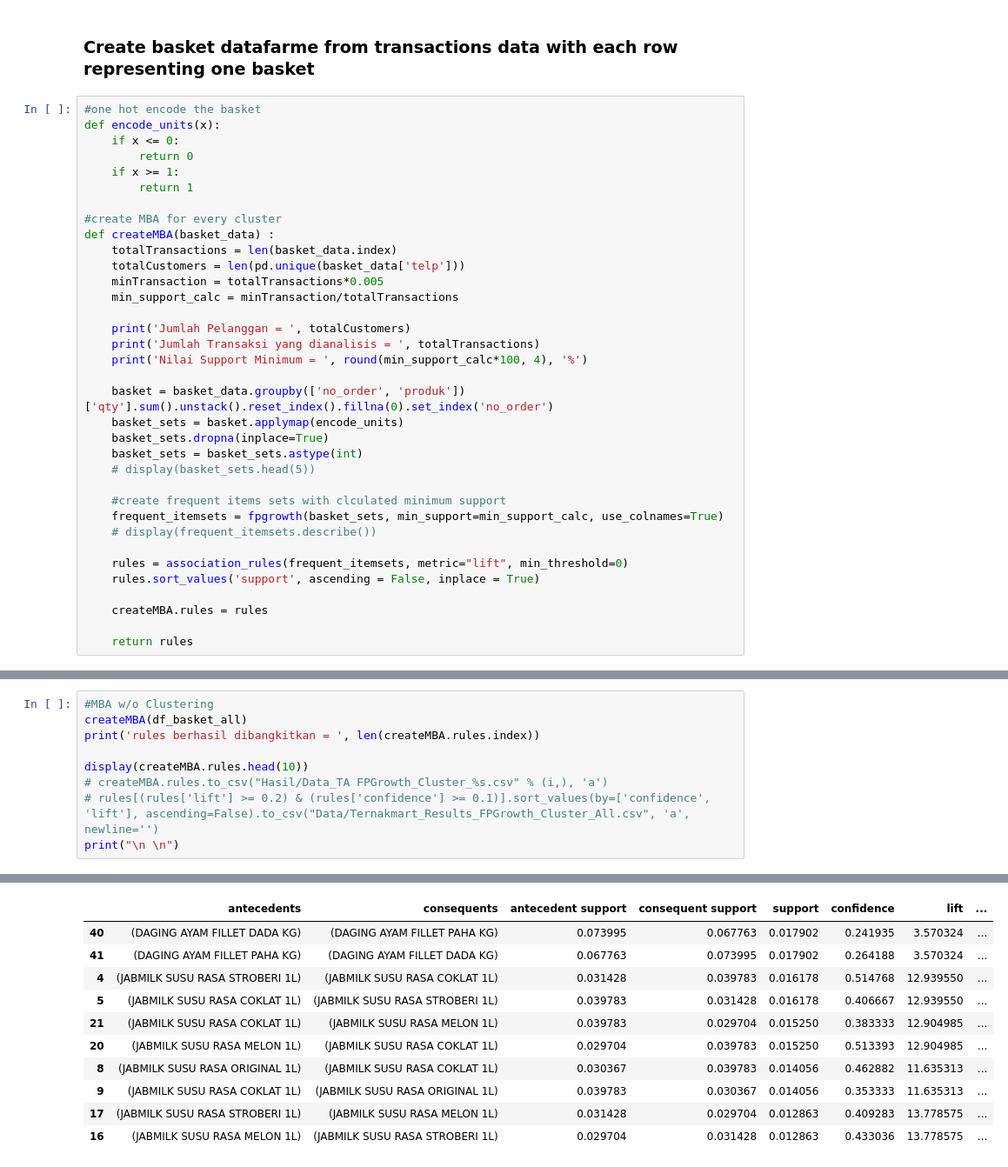
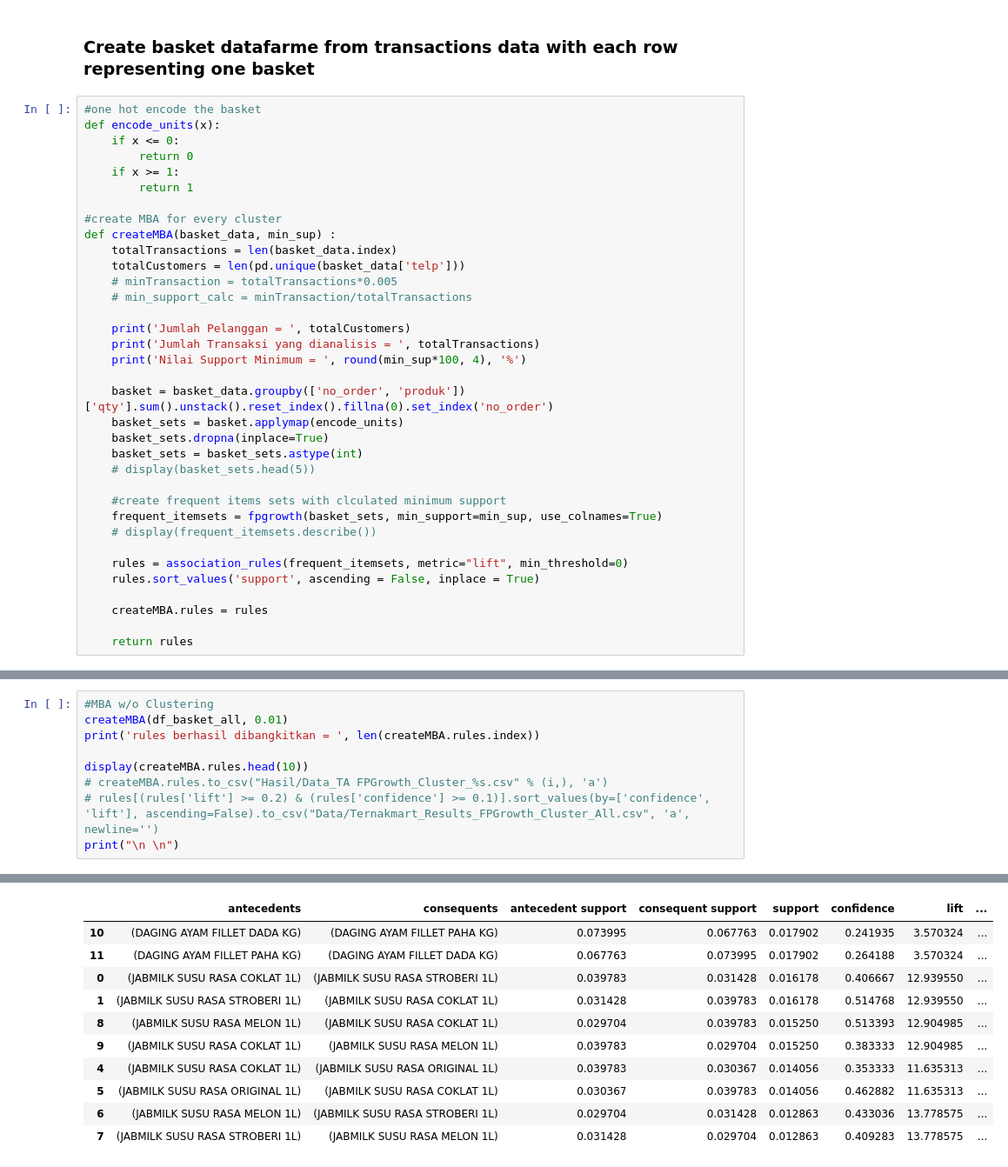
Before and after one commit to hammamnash/LRFM-Kmeans-Clustering, a Jupyter notebook: TA Hammam Clustering.ipynb, the cells around one changed output, grey strips where cells are left out. Shown at 87% size. Drawn from its saved outputs; the diff is of its cells as text.

```diff
--- a/TA Hammam Clustering.ipynb
+++ b/TA Hammam Clustering.ipynb
@@ -872,15 +886,15 @@ def encode_units(x):
         return 1
 
 #create MBA for every cluster
-def createMBA(basket_data) :
+def createMBA(basket_data, min_sup) :
     totalTransactions = len(basket_data.index)
     totalCustomers = len(pd.unique(basket_data['telp']))
-    minTransaction = totalTransactions*0.005
-    min_support_calc = minTransaction/totalTransactions
+    # minTransaction = totalTransactions*0.005
+    # min_support_calc = minTransaction/totalTransactions
 
     print('Jumlah Pelanggan = ', totalCustomers)
     print('Jumlah Transaksi yang dianalisis = ', totalTransactions)
-    print('Nilai Support Minimum = ', round(min_support_calc*100, 4), '%')
+    print('Nilai Support Minimum = ', round(min_sup*100, 4), '%')
 
     basket = basket_data.groupby(['no_order', 'produk'])['qty'].sum().unstack().reset_index().fillna(0).set_index('no_order')
     basket_sets = basket.applymap(encode_units)
@@ -889,7 +903,7 @@ def createMBA(basket_data) :
     # display(basket_sets.head(5))
 
     #create frequent items sets with clculated minimum support
-    frequent_itemsets = fpgrowth(basket_sets, min_support=min_support_calc, use_colnames=True)
+    frequent_itemsets = fpgrowth(basket_sets, min_support=min_sup, use_colnames=True)
     # display(frequent_itemsets.describe())
 
     rules = association_rules(frequent_itemsets, metric="lift", min_threshold=0)
@@ -964,6 +1047,6 @@ rules berhasil dibangkitkan =  204
 # %%
 #MBA w/o Clustering
-createMBA(df_basket_all)
+createMBA(df_basket_all, 0.01)
 print('rules berhasil dibangkitkan = ', len(createMBA.rules.index))
 
 display(createMBA.rules.head(10))
@@ -978,14 +1061,14 @@ rules berhasil dibangkitkan =  84
 |  | antecedents | consequents | antecedent support | consequent support | support | confidence | lift | ... |
-| 40 | (DAGING AYAM FILLET DADA KG) | (DAGING AYAM FILLET PAHA KG) | 0.073995 | 0.067763 | 0.017902 | 0.241935 | 3.570324 | ... |
-| 41 | (DAGING AYAM FILLET PAHA KG) | (DAGING AYAM FILLET DADA KG) | 0.067763 | 0.073995 | 0.017902 | 0.264188 | 3.570324 | ... |
-| 4 | (JABMILK SUSU RASA STROBERI 1L) | (JABMILK SUSU RASA COKLAT 1L) | 0.031428 | 0.039783 | 0.016178 | 0.514768 | 12.939550 | ... |
-| 5 | (JABMILK SUSU RASA COKLAT 1L) | (JABMILK SUSU RASA STROBERI 1L) | 0.039783 | 0.031428 | 0.016178 | 0.406667 | 12.939550 | ... |
-| 21 | (JABMILK SUSU RASA COKLAT 1L) | (JABMILK SUSU RASA MELON 1L) | 0.039783 | 0.029704 | 0.015250 | 0.383333 | 12.904985 | ... |
-| 20 | (JABMILK SUSU RASA MELON 1L) | (JABMILK SUSU RASA COKLAT 1L) | 0.029704 | 0.039783 | 0.015250 | 0.513393 | 12.904985 | ... |
-| 8 | (JABMILK SUSU RASA ORIGINAL 1L) | (JABMILK SUSU RASA COKLAT 1L) | 0.030367 | 0.039783 | 0.014056 | 0.462882 | 11.635313 | ... |
-| 9 | (JABMILK SUSU RASA COKLAT 1L) | (JABMILK SUSU RASA ORIGINAL 1L) | 0.039783 | 0.030367 | 0.014056 | 0.353333 | 11.635313 | ... |
-| 17 | (JABMILK SUSU RASA STROBERI 1L) | (JABMILK SUSU RASA MELON 1L) | 0.031428 | 0.029704 | 0.012863 | 0.409283 | 13.778575 | ... |
-| 16 | (JABMILK SUSU RASA MELON 1L) | (JABMILK SUSU RASA STROBERI 1L) | 0.029704 | 0.031428 | 0.012863 | 0.433036 | 13.778575 | ... |
+| 10 | (DAGING AYAM FILLET DADA KG) | (DAGING AYAM FILLET PAHA KG) | 0.073995 | 0.067763 | 0.017902 | 0.241935 | 3.570324 | ... |
+| 11 | (DAGING AYAM FILLET PAHA KG) | (DAGING AYAM FILLET DADA KG) | 0.067763 | 0.073995 | 0.017902 | 0.264188 | 3.570324 | ... |
+| 0 | (JABMILK SUSU RASA COKLAT 1L) | (JABMILK SUSU RASA STROBERI 1L) | 0.039783 | 0.031428 | 0.016178 | 0.406667 | 12.939550 | ... |
+| 1 | (JABMILK SUSU RASA STROBERI 1L) | (JABMILK SUSU RASA COKLAT 1L) | 0.031428 | 0.039783 | 0.016178 | 0.514768 | 12.939550 | ... |
+| 8 | (JABMILK SUSU RASA MELON 1L) | (JABMILK SUSU RASA COKLAT 1L) | 0.029704 | 0.039783 | 0.015250 | 0.513393 | 12.904985 | ... |
+| 9 | (JABMILK SUSU RASA COKLAT 1L) | (JABMILK SUSU RASA MELON 1L) | 0.039783 | 0.029704 | 0.015250 | 0.383333 | 12.904985 | ... |
+| 4 | (JABMILK SUSU RASA COKLAT 1L) | (JABMILK SUSU RASA ORIGINAL 1L) | 0.039783 | 0.030367 | 0.014056 | 0.353333 | 11.635313 | ... |
+| 5 | (JABMILK SUSU RASA ORIGINAL 1L) | (JABMILK SUSU RASA COKLAT 1L) | 0.030367 | 0.039783 | 0.014056 | 0.462882 | 11.635313 | ... |
+| 6 | (JABMILK SUSU RASA MELON 1L) | (JABMILK SUSU RASA STROBERI 1L) | 0.029704 | 0.031428 | 0.012863 | 0.433036 | 13.778575 | ... |
+| 7 | (JABMILK SUSU RASA STROBERI 1L) | (JABMILK SUSU RASA MELON 1L) | 0.031428 | 0.029704 | 0.012863 | 0.409283 | 13.778575 | ... |
 # %%
 #MBA w/o Jabmilk
 jabmilk = ['JABMILK', 'JAB MILK']
```
Also changed, not shown: parts of 15 cells of this notebook, 10 other files.
